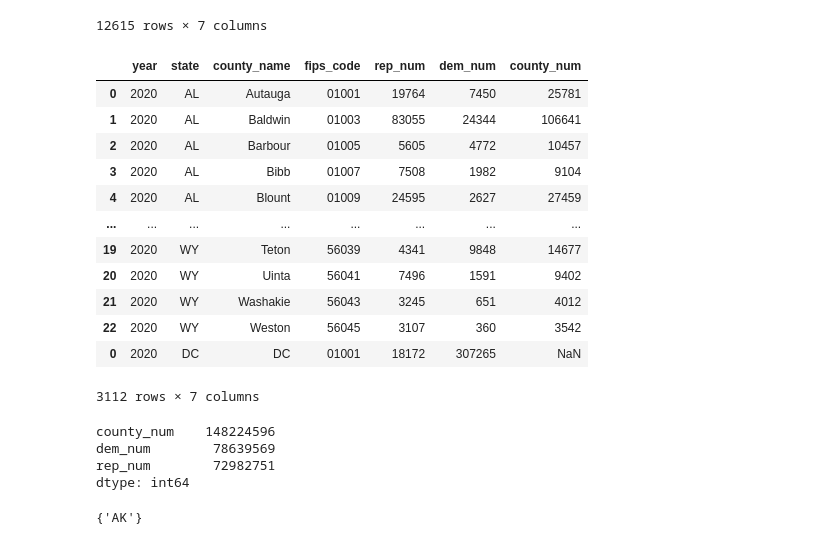
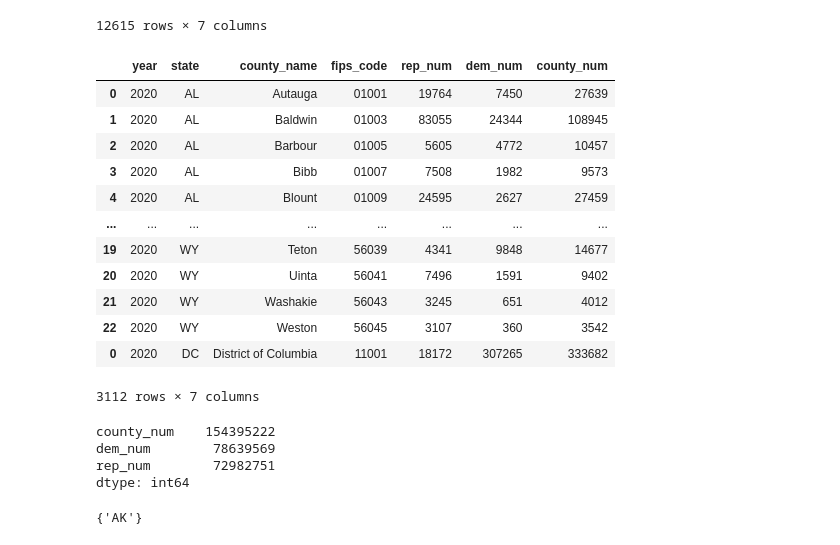
Before and after one commit to psthomas/election-vis, a Jupyter notebook: voting_national.ipynb, the cells around one changed output. Saved outputs shown, nothing was run; the diff lists cells and outputs as text; code cells hidden in the pictures.

```diff
--- a/voting_national.ipynb
+++ b/voting_national.ipynb
@@ -407,51 +390,51 @@ county_2020['dem_reported'] = county_2020['results'].apply(
     lambda x: x.get('bidenj')
 )
 county_2020['rep_reported'] = county_2020['results'].apply(
     lambda x: x.get('trumpd')
 )
 
 # Create simple projections, assuming the same fraction as
 # reported to each candidate.
 # county_2020['dem_num'] = (county_2020['dem_reported']/county_2020['votes'])*county_2020['tot_exp_vote']
 # county_2020['rep_num'] = (county_2020['rep_reported']/county_2020['votes'])*county_2020['tot_exp_vote']
 # Instead of projecting, just use current values
 county_2020['dem_num'] = county_2020['dem_reported']
 county_2020['rep_num'] = county_2020['rep_reported']
 county_2020['year'] = 2020
-cols = ['year', 'state', 'name', 'fips', 'rep_reported', 'dem_reported', 'tot_exp_vote']
+cols = ['year', 'state', 'name', 'fips', 'rep_reported', 'dem_reported', 'votes'] #Fixed bug, votes, not tot_exp_votes
 renames = ['year', 'state', 'county_name', 'fips_code', 'rep_num', 'dem_num', 'county_num']
 county_2020 = county_2020[cols]
 county_2020.rename(columns=dict(zip(cols, renames)), inplace=True)
 # Remove AK
 county_2020 = county_2020[county_2020['state'] != 'AK']
 
 # Replace DC with single entity, to match census data
 dc_2020 = county_2020[county_2020['state'] == 'DC']
 dc_2020 = dc_2020.groupby(by=['year', 'state'])[['rep_num', 'dem_num', 'county_num']].sum()
 dc_2020.reset_index(drop=False, inplace=True)
-dc_2020[['county_name', 'fips_code']] = ['DC', '01001']
+dc_2020[['county_name', 'fips_code']] = ['District of Columbia', '11001']
 
 county_2020 = county_2020[county_2020['state'] != 'DC']
 county_2020 = pd.concat([county_2020, dc_2020])
 county_2020
 # %% [output]
 |  | year | state | county_name | fips_code | rep_num | dem_num | county_num |
-| 0 | 2020 | AL | Autauga | 01001 | 19764 | 7450 | 25781 |
-| 1 | 2020 | AL | Baldwin | 01003 | 83055 | 24344 | 106641 |
+| 0 | 2020 | AL | Autauga | 01001 | 19764 | 7450 | 27639 |
+| 1 | 2020 | AL | Baldwin | 01003 | 83055 | 24344 | 108945 |
 | 2 | 2020 | AL | Barbour | 01005 | 5605 | 4772 | 10457 |
-| 3 | 2020 | AL | Bibb | 01007 | 7508 | 1982 | 9104 |
+| 3 | 2020 | AL | Bibb | 01007 | 7508 | 1982 | 9573 |
 | 4 | 2020 | AL | Blount | 01009 | 24595 | 2627 | 27459 |
 | ... | ... | ... | ... | ... | ... | ... | ... |
 | 19 | 2020 | WY | Teton | 56039 | 4341 | 9848 | 14677 |
 | 20 | 2020 | WY | Uinta | 56041 | 7496 | 1591 | 9402 |
 | 21 | 2020 | WY | Washakie | 56043 | 3245 | 651 | 4012 |
 | 22 | 2020 | WY | Weston | 56045 | 3107 | 360 | 3542 |
-| 0 | 2020 | DC | DC | 01001 | 18172 | 307265 | NaN |
+| 0 | 2020 | DC | District of Columbia | 11001 | 18172 | 307265 | 333682 |
 3112 rows × 7 columns
 # %%
 county_2020[['county_num', 'dem_num', 'rep_num']].sum()
 # %% [output]
-county_num    148224596
+county_num    154395222
 dem_num        78639569
 rep_num        72982751
 dtype: int64
```
Also changed, not shown: parts of 6 cells of this notebook, 2 other files.
